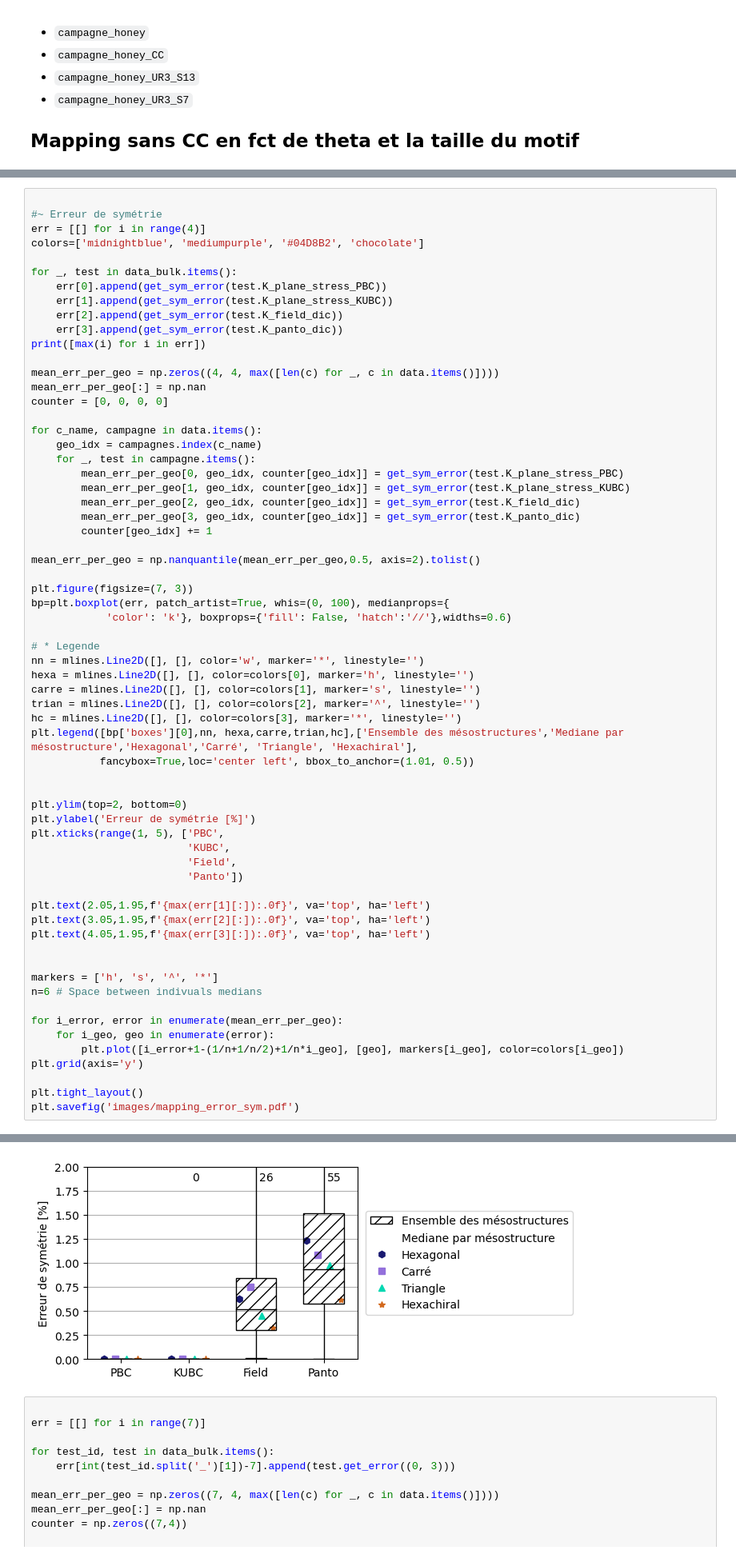
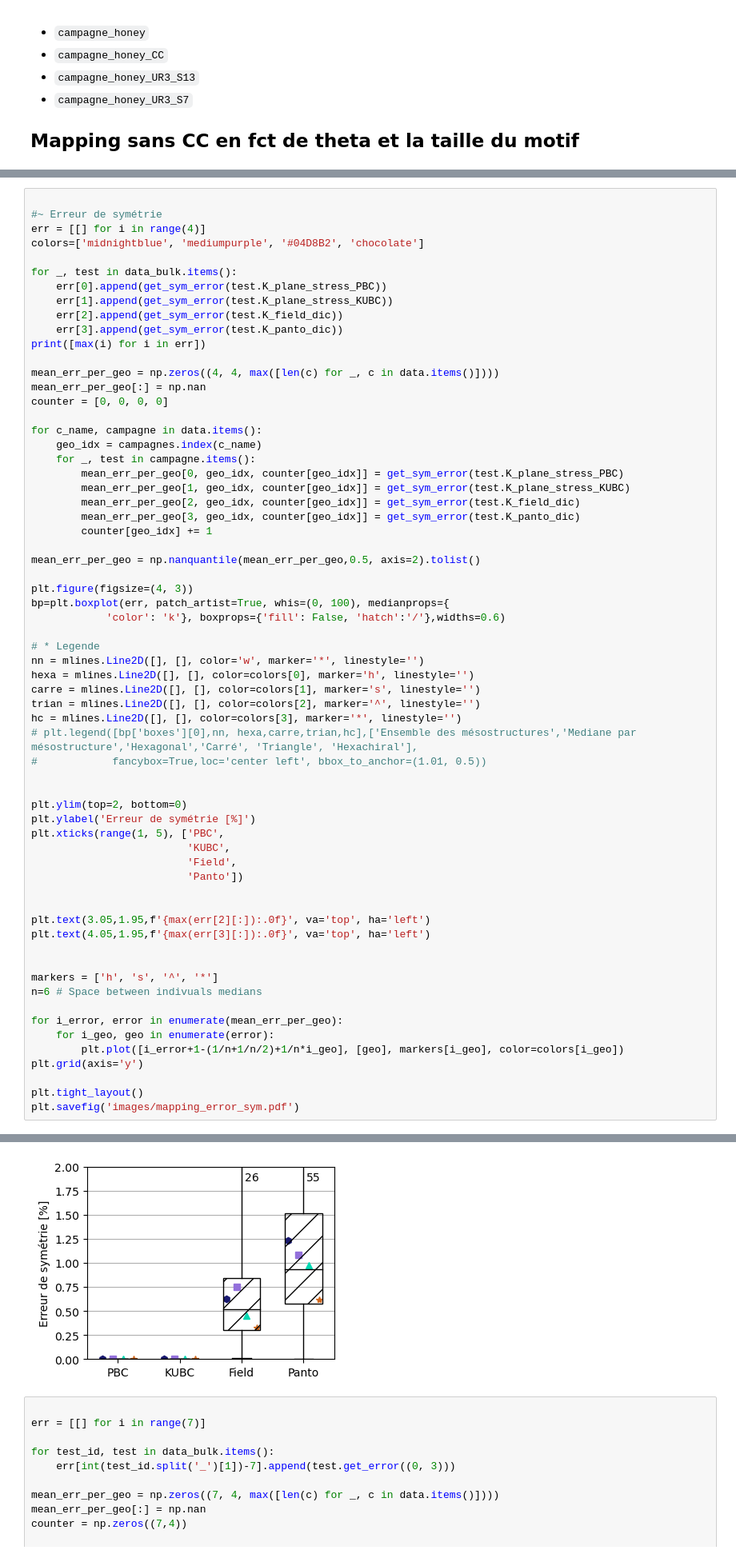
Before and after one commit to h06e/abakubc, a Jupyter notebook: utilities/full_study.ipynb, the cells around one changed output, grey strips where cells are left out. Shown at 80% size. Saved outputs shown, nothing was run; the diff lists cells and outputs as text.

Commit message:
update figures

```diff
--- a/utilities/full_study.ipynb
+++ b/utilities/full_study.ipynb
@@ -127,45 +127,45 @@ for c_name, campagne in data.items():
 
 mean_err_per_geo = np.nanquantile(mean_err_per_geo,0.5, axis=2).tolist()
 
-plt.figure(figsize=(7, 3))
+plt.figure(figsize=(4, 3))
 bp=plt.boxplot(err, patch_artist=True, whis=(0, 100), medianprops={
-            'color': 'k'}, boxprops={'fill': False, 'hatch':'//'},widths=0.6)
+            'color': 'k'}, boxprops={'fill': False, 'hatch':'/'},widths=0.6)
 
 # * Legende
 nn = mlines.Line2D([], [], color='w', marker='*', linestyle='')
 hexa = mlines.Line2D([], [], color=colors[0], marker='h', linestyle='')
 carre = mlines.Line2D([], [], color=colors[1], marker='s', linestyle='')
 trian = mlines.Line2D([], [], color=colors[2], marker='^', linestyle='')
 hc = mlines.Line2D([], [], color=colors[3], marker='*', linestyle='')
-plt.legend([bp['boxes'][0],nn, hexa,carre,trian,hc],['Ensemble des mésostructures','Mediane par mésostructure','Hexagonal','Carré', 'Triangle', 'Hexachiral'],
-           fancybox=True,loc='center left', bbox_to_anchor=(1.01, 0.5))
+# plt.legend([bp['boxes'][0],nn, hexa,carre,trian,hc],['Ensemble des mésostructures','Mediane par mésostructure','Hexagonal','Carré', 'Triangle', 'Hexachiral'],
+#            fancybox=True,loc='center left', bbox_to_anchor=(1.01, 0.5))
 
 
 plt.ylim(top=2, bottom=0)
 plt.ylabel('Erreur de symétrie [%]')
 plt.xticks(range(1, 5), ['PBC',
                          'KUBC',
                          'Field',
                          'Panto'])
 
-plt.text(2.05,1.95,f'{max(err[1][:]):.0f}', va='top', ha='left')
+
 plt.text(3.05,1.95,f'{max(err[2][:]):.0f}', va='top', ha='left')
 plt.text(4.05,1.95,f'{max(err[3][:]):.0f}', va='top', ha='left')
 
 
 markers = ['h', 's', '^', '*']
 n=6 # Space between indivuals medians
 
 for i_error, error in enumerate(mean_err_per_geo):
     for i_geo, geo in enumerate(error):
         plt.plot([i_error+1-(1/n+1/n/2)+1/n*i_geo], [geo], markers[i_geo], color=colors[i_geo])
 plt.grid(axis='y')
 
 plt.tight_layout()
 plt.savefig('images/mapping_error_sym.pdf')
 # %% [output]
 [3.752313755096368e-10, 1.2460116968803605e-05, 25.816315566721087, 55.421979668123186]
-[figure, old version]
+[figure, new version]
 # %%
 
 err = [[] for i in range(7)]
```
Also changed, not shown: parts of 12 cells of this notebook, 19 other files.
